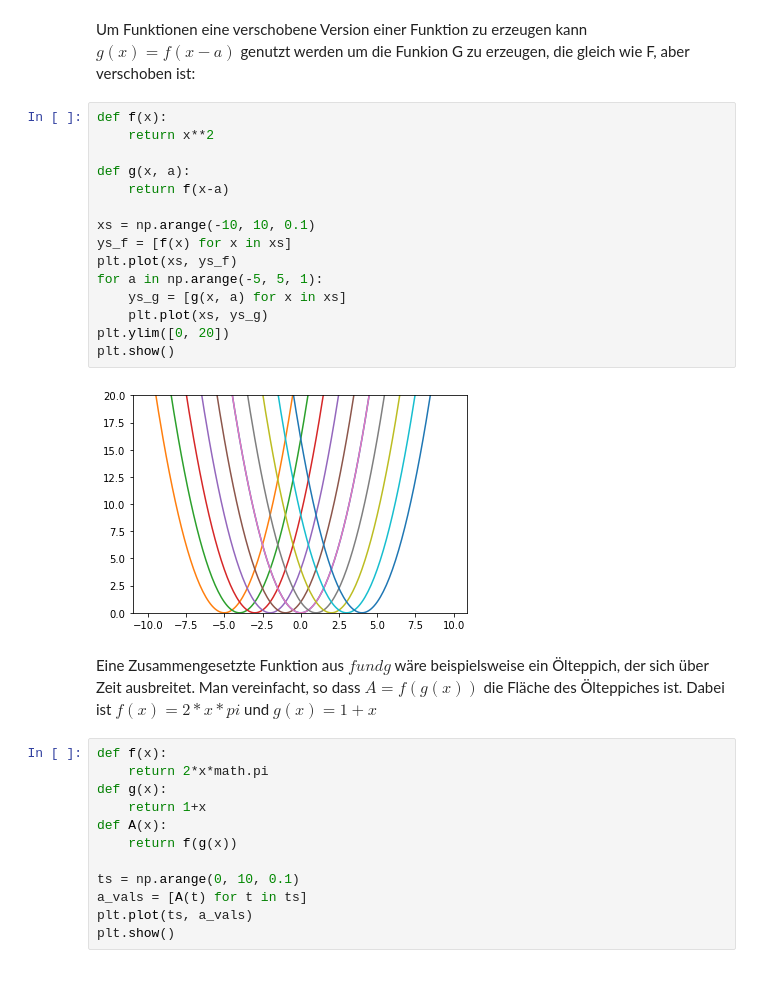
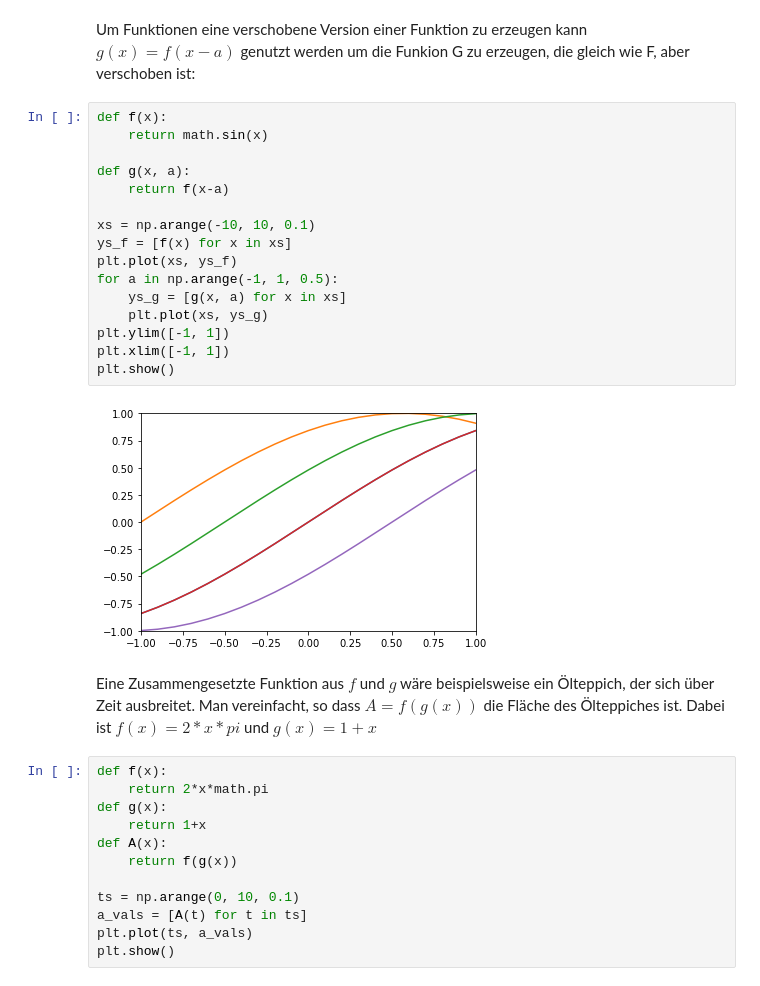
Before and after one commit to PLEXATIC/Pruefungsvorbereitung, a Jupyter notebook: Analysis.ipynb, the cells around one changed output. Drawn from its saved outputs; the diff is of its cells as text.

```diff
--- a/Analysis.ipynb
+++ b/Analysis.ipynb
@@ -45,23 +45,24 @@ plt.show()
 Um Funktionen eine verschobene Version einer Funktion zu erzeugen kann $g(x) = f(x-a)$ genutzt werden um die Funkion G zu erzeugen, die gleich wie F, aber verschoben ist:
 # %%
 def f(x):
-    return x**2
+    return math.sin(x)
 
 def g(x, a):
     return f(x-a)
 
 xs = np.arange(-10, 10, 0.1)
 ys_f = [f(x) for x in xs]
 plt.plot(xs, ys_f)
-for a in np.arange(-5, 5, 1):
+for a in np.arange(-1, 1, 0.5):
     ys_g = [g(x, a) for x in xs]
     plt.plot(xs, ys_g)
-plt.ylim([0, 20])
+plt.ylim([-1, 1])
+plt.xlim([-1, 1])
 plt.show()
 # %% [output]
-[figure, old version]
+[figure, new version]
 # %% [markdown]
-Eine Zusammengesetzte Funktion aus $f und g$ wäre beispielsweise ein Ölteppich, der sich über Zeit ausbreitet.
+Eine Zusammengesetzte Funktion aus $f$ und $g$ wäre beispielsweise ein Ölteppich, der sich über Zeit ausbreitet.
 Man vereinfacht, so dass $A = f(g(x))$ die Fläche des Ölteppiches ist.
 Dabei ist $f(x) = 2*x*pi$ und $g(x) = 1+x$
 # %%
```
Also changed, not shown: parts of 5 cells of this notebook.
